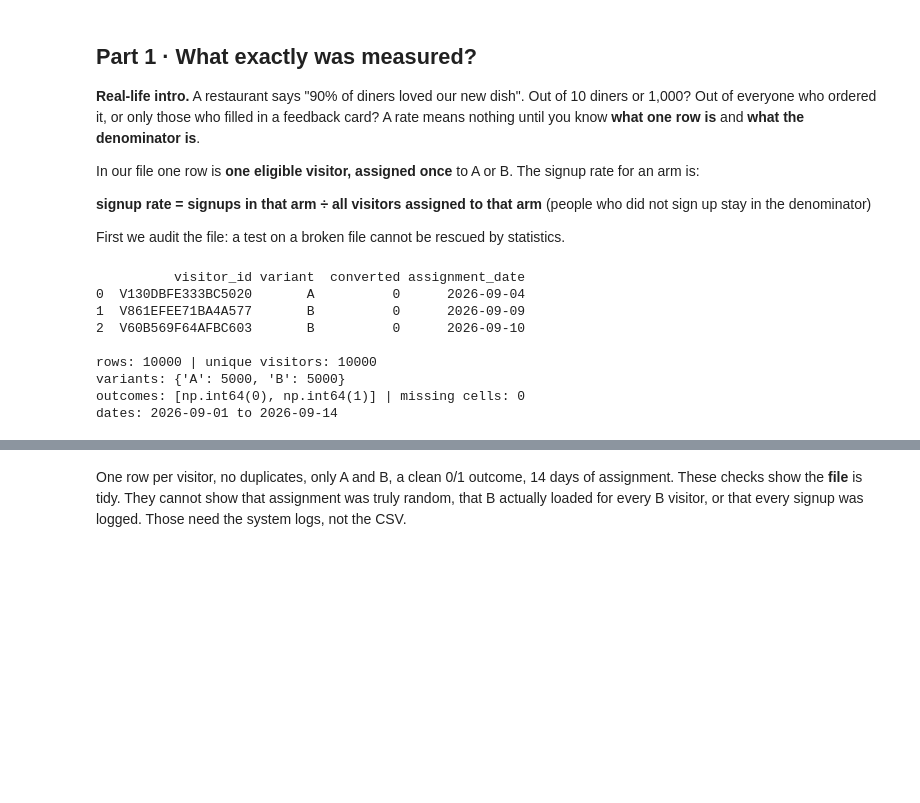
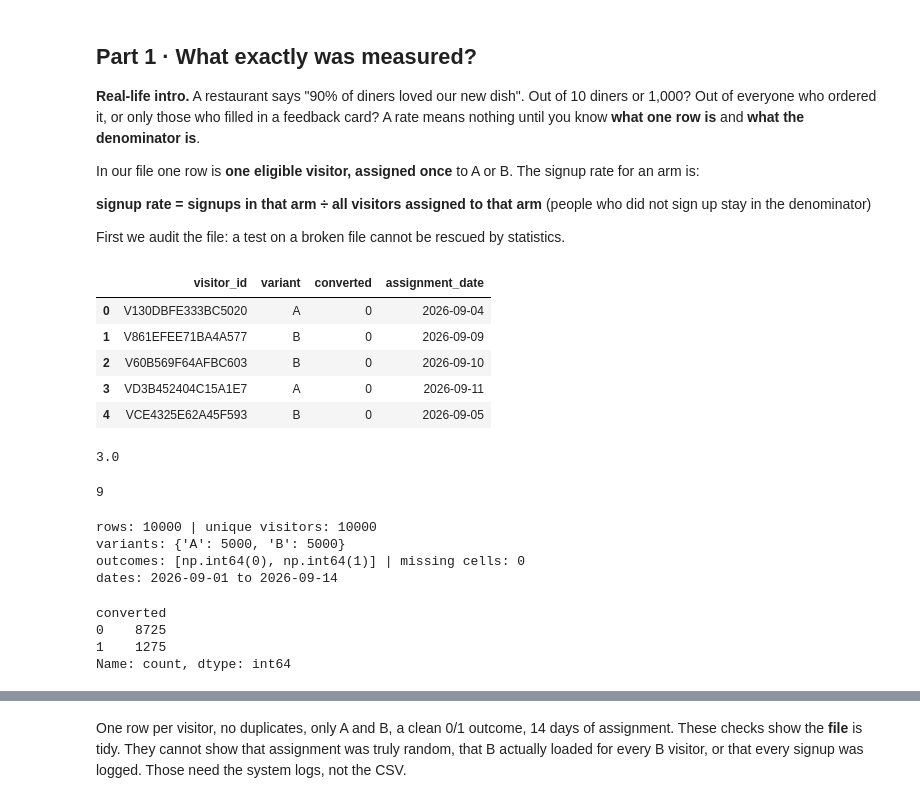
Before and after one commit to mzwaMoj/bia-training, a Jupyter notebook: Lecture_19/02_STATISTICAL INFERENCE & AB TESTING/S16_Inference_AB_Testing.ipynb, the cells around one changed output, grey strips where cells are left out. Drawn from its saved outputs; the diff is of its cells as text; code cells hidden in the pictures; blank space fills up the shorter version.

```diff
--- a/Lecture_19/02_STATISTICAL INFERENCE & AB TESTING/S16_Inference_AB_Testing.ipynb
+++ b/Lecture_19/02_STATISTICAL INFERENCE & AB TESTING/S16_Inference_AB_Testing.ipynb
@@ -55,3 +55,13 @@ In our file one row is **one eligible visitor, assigned once** to A or B. The si
 **signup rate = signups in that arm ÷ all visitors assigned to that arm** (people who did not sign up stay in the denominator)
 
 First we audit the file: a test on a broken file cannot be rescued by statistics.
+# %%
+ab = pd.read_csv("S16_AB_Signup_Experiment.csv", parse_dates=["assignment_date"])
+ab.head()
+# %% [output]
+|  | visitor_id | variant | converted | assignment_date |
+| 0 | V130DBFE333BC5020 | A | 0 | 2026-09-04 |
+| 1 | V861EFEE71BA4A577 | B | 0 | 2026-09-09 |
+| 2 | V60B569F64AFBC603 | B | 0 | 2026-09-10 |
+| 3 | VD3B452404C15A1E7 | A | 0 | 2026-09-11 |
+| 4 | VCE4325E62A45F593 | B | 0 | 2026-09-05 |
@@ -58,18 +70,26 @@ First we audit the file: a test on a broken file cannot be rescued by statistics
+# %%
+(1+2+3+4+5)/5
+# %% [output]
+3.0
+# %%
+3**2
+# %% [output]
+9
 # %%
-ab = pd.read_csv("S16_AB_Signup_Experiment.csv", parse_dates=["assignment_date"])
-print(ab.head(3), "\n")
 
 print("rows:", len(ab), "| unique visitors:", ab["visitor_id"].nunique())
 print("variants:", ab["variant"].value_counts().to_dict())
 print("outcomes:", sorted(ab["converted"].unique()), "| missing cells:", ab.isna().sum().sum())
 print("dates:", ab["assignment_date"].min().date(), "to", ab["assignment_date"].max().date())
 # %% [output]
-          visitor_id variant  converted assignment_date
-0  V130DBFE333BC5020       A          0      2026-09-04
-1  V861EFEE71BA4A577       B          0      2026-09-09
-2  V60B569F64AFBC603       B          0      2026-09-10
-
 rows: 10000 | unique visitors: 10000
 variants: {'A': 5000, 'B': 5000}
 outcomes: [np.int64(0), np.int64(1)] | missing cells: 0
 dates: 2026-09-01 to 2026-09-14
+# %%
+ab["converted"].value_counts()
+# %% [output]
+converted
+0    8725
+1    1275
+Name: count, dtype: int64
```
Also changed, not shown: parts of 7 cells of this notebook.
